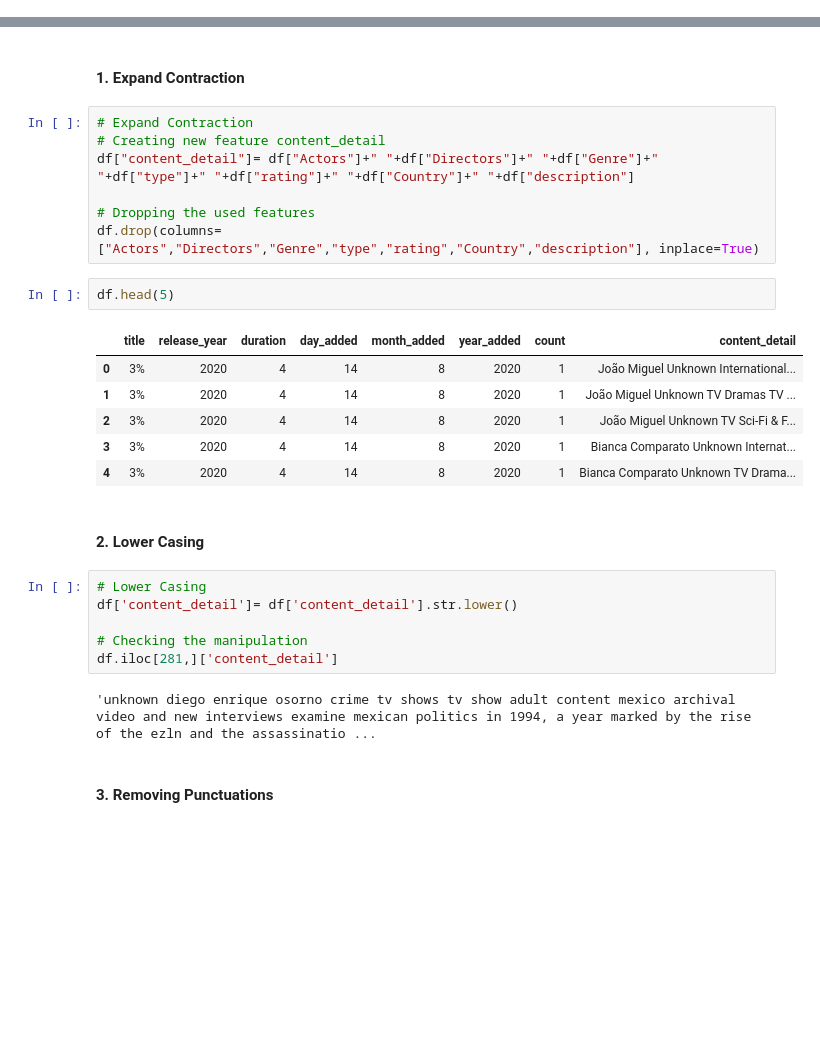
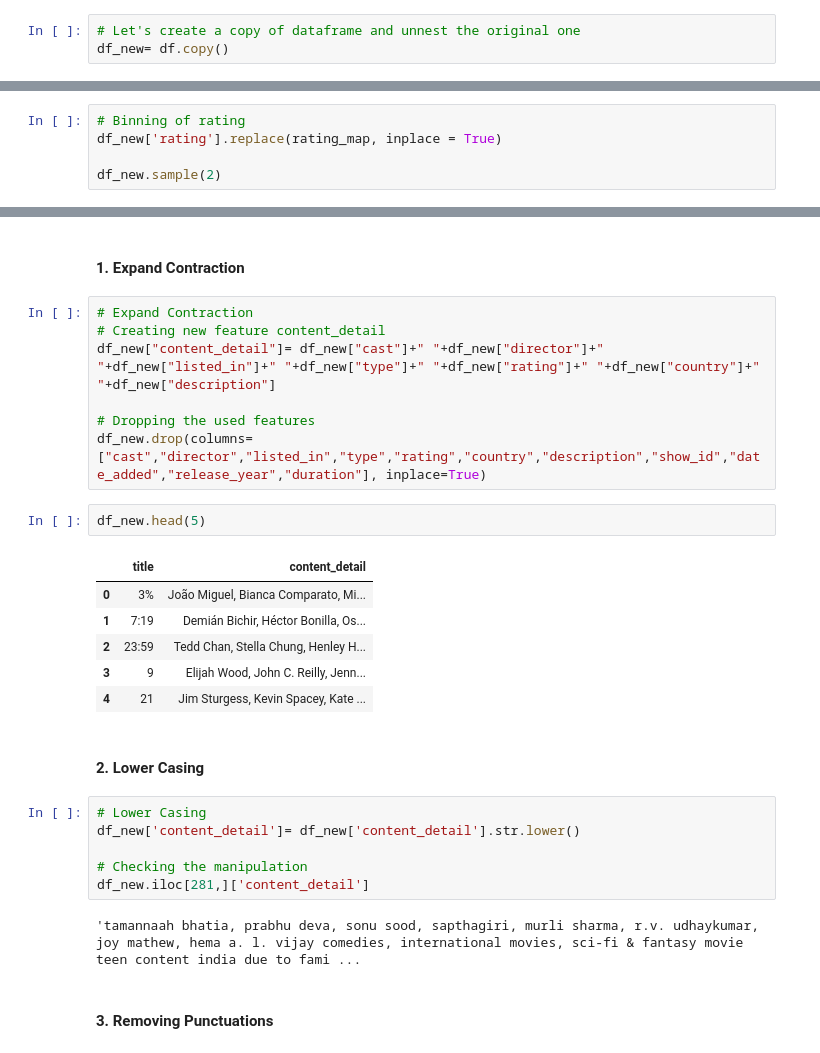
Before and after one commit to Shahrukh2016/Netflix_Movies_and_TV_Shows_Clustering, a Jupyter notebook: IndividualColab_NetflixMoviesAndTvShowsClustering.ipynb, the cells around one changed output, grey strips where cells are left out. Saved outputs shown, nothing was run; the diff lists cells and outputs as text; blank space fills up the shorter version.

```diff
--- a/IndividualColab_NetflixMoviesAndTvShowsClustering.ipynb
+++ b/IndividualColab_NetflixMoviesAndTvShowsClustering.ipynb
@@ -393,3 +393,6 @@ dtype: float64%
 --------------------------------------------------
 # %% [markdown]
 ####2.  Handling nested columns i.e 'director', 'cast', 'listed_in' and 'country'
+# %%
+# Let's create a copy of dataframe and unnest the original one
+df_new= df.copy()
@@ -1269,0 +1304,5 @@ Answer Here.
+# %%
+# Binning of rating
+df_new['rating'].replace(rating_map, inplace = True)
+
+df_new.sample(2)
@@ -1284,29 +1327,29 @@ from nltk.stem.porter import PorterStemmer      #For stemming (changing word to
 # %%
 # Expand Contraction
 # Creating new feature content_detail
-df["content_detail"]= df["Actors"]+" "+df["Directors"]+" "+df["Genre"]+" "+df["type"]+" "+df["rating"]+" "+df["Country"]+" "+df["description"]
+df_new["content_detail"]= df_new["cast"]+" "+df_new["director"]+" "+df_new["listed_in"]+" "+df_new["type"]+" "+df_new["rating"]+" "+df_new["country"]+" "+df_new["description"]
 
 # Dropping the used features
-df.drop(columns=["Actors","Directors","Genre","type","rating","Country","description"], inplace=True)
+df_new.drop(columns=["cast","director","listed_in","type","rating","country","description","show_id","date_added","release_year","duration"], inplace=True)
 # %%
-df.head(5)
+df_new.head(5)
 # %% [output]
-|  | title | release_year | duration | day_added | month_added | year_added | count | content_detail |
-| 0 | 3% | 2020 | 4 | 14 | 8 | 2020 | 1 | João Miguel Unknown International... |
-| 1 | 3% | 2020 | 4 | 14 | 8 | 2020 | 1 | João Miguel Unknown TV Dramas TV ... |
-| 2 | 3% | 2020 | 4 | 14 | 8 | 2020 | 1 | João Miguel Unknown TV Sci-Fi & F... |
-| 3 | 3% | 2020 | 4 | 14 | 8 | 2020 | 1 | Bianca Comparato Unknown Internat... |
-| 4 | 3% | 2020 | 4 | 14 | 8 | 2020 | 1 | Bianca Comparato Unknown TV Drama... |
+|  | title | content_detail |
+| 0 | 3% | João Miguel, Bianca Comparato, Mi... |
+| 1 | 7:19 | Demián Bichir, Héctor Bonilla, Os... |
+| 2 | 23:59 | Tedd Chan, Stella Chung, Henley H... |
+| 3 | 9 | Elijah Wood, John C. Reilly, Jenn... |
+| 4 | 21 | Jim Sturgess, Kevin Spacey, Kate ... |
 # %% [markdown]
 #### 2. Lower Casing
 # %%
 # Lower Casing
-df['content_detail']= df['content_detail'].str.lower()
+df_new['content_detail']= df_new['content_detail'].str.lower()
 
 # Checking the manipulation
-df.iloc[281,]['content_detail']
+df_new.iloc[281,]['content_detail']
 # %% [output]
-'unknown diego enrique osorno crime tv shows tv show adult content mexico archival video and new interviews examine mexican politics in 1994, a year marked by the rise of the ezln and the assassinatio ...
+'tamannaah bhatia, prabhu deva, sonu sood, sapthagiri, murli sharma, r.v. udhaykumar, joy mathew, hema a. l. vijay comedies, international movies, sci-fi & fantasy movie teen content india due to fami ...
 # %% [markdown]
 #### 3. Removing Punctuations
 # %%
```
Also changed, not shown: parts of 23 cells of this notebook.
